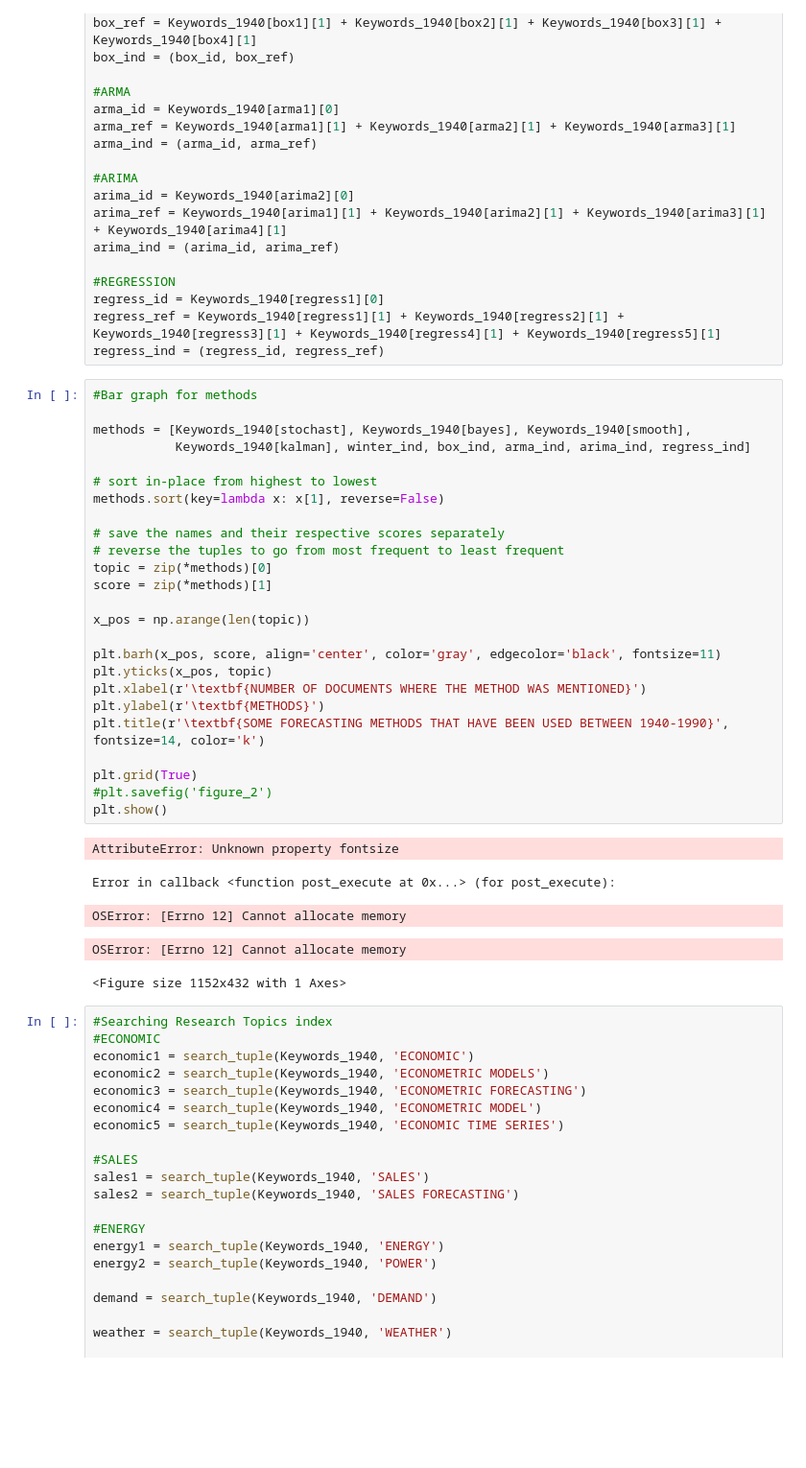
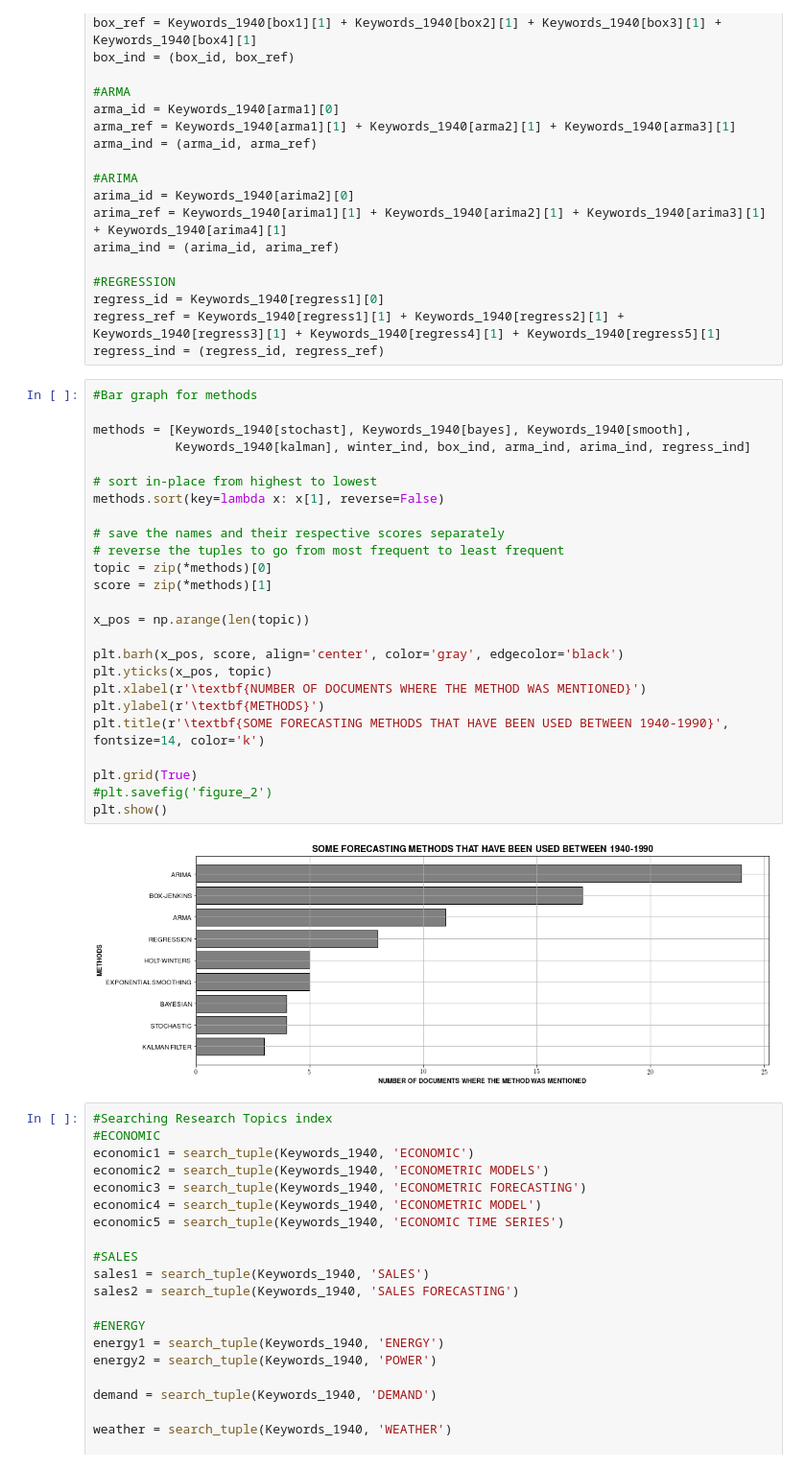
Before and after one commit to mezaacor/project_1, a Jupyter notebook: article_1.ipynb, the cells around one changed output. Shown: that part at 96% size. Drawn from its saved outputs; the diff is of its cells as text; blank space fills up the shorter version.

```diff
--- a/article_1.ipynb
+++ b/article_1.ipynb
@@ -256,34 +256,30 @@ regress_ind = (regress_id, regress_ref)
 # %%
 #Bar graph for methods
 
 methods = [Keywords_1940[stochast], Keywords_1940[bayes], Keywords_1940[smooth],
            Keywords_1940[kalman], winter_ind, box_ind, arma_ind, arima_ind, regress_ind]
 
 # sort in-place from highest to lowest
 methods.sort(key=lambda x: x[1], reverse=False)
 
 # save the names and their respective scores separately
 # reverse the tuples to go from most frequent to least frequent
 topic = zip(*methods)[0]
 score = zip(*methods)[1]
 
 x_pos = np.arange(len(topic))
 
-plt.barh(x_pos, score, align='center', color='gray', edgecolor='black', fontsize=11)
+plt.barh(x_pos, score, align='center', color='gray', edgecolor='black')
 plt.yticks(x_pos, topic)
 plt.xlabel(r'\textbf{NUMBER OF DOCUMENTS WHERE THE METHOD WAS MENTIONED}')
 plt.ylabel(r'\textbf{METHODS}')
 plt.title(r'\textbf{SOME FORECASTING METHODS THAT HAVE BEEN USED BETWEEN 1940-1990}', fontsize=14, color='k')
 
 plt.grid(True)
 #plt.savefig('figure_2')
 plt.show()
 # %% [output]
-AttributeError: Unknown property fontsize
-Error in callback <function post_execute at 0x...> (for post_execute):
-OSError: [Errno 12] Cannot allocate memory
-OSError: [Errno 12] Cannot allocate memory
-<Figure size 1152x432 with 1 Axes>
+[figure, added]
 # %%
 #Searching Research Topics index
 #ECONOMIC
```
Also changed, not shown: parts of 2 cells of this notebook.
